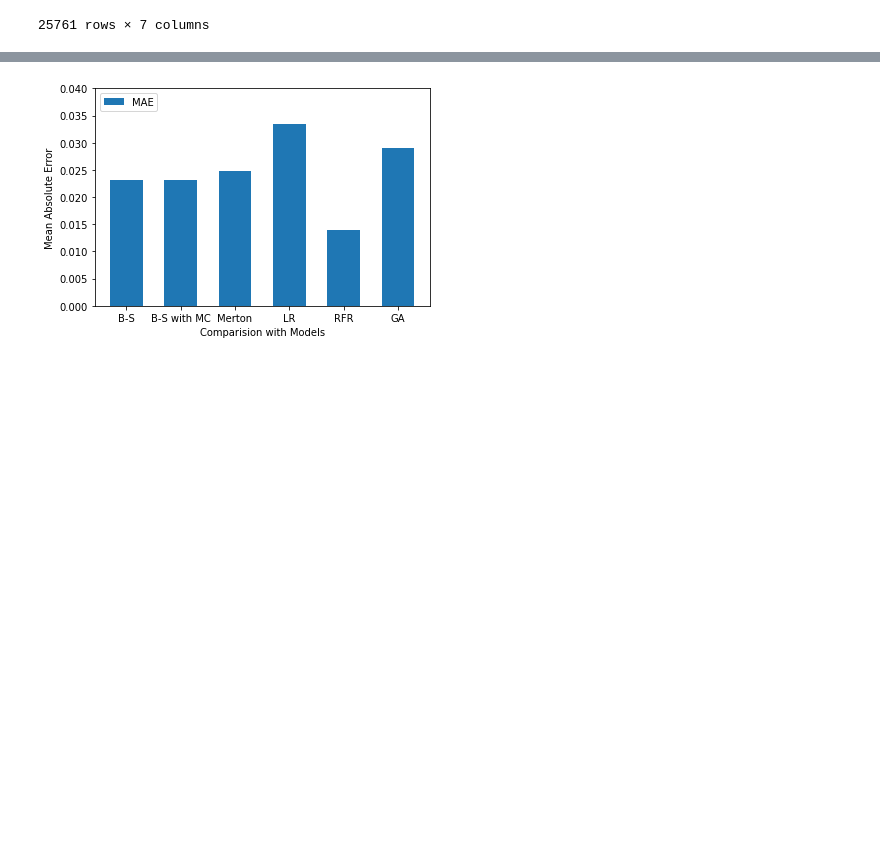
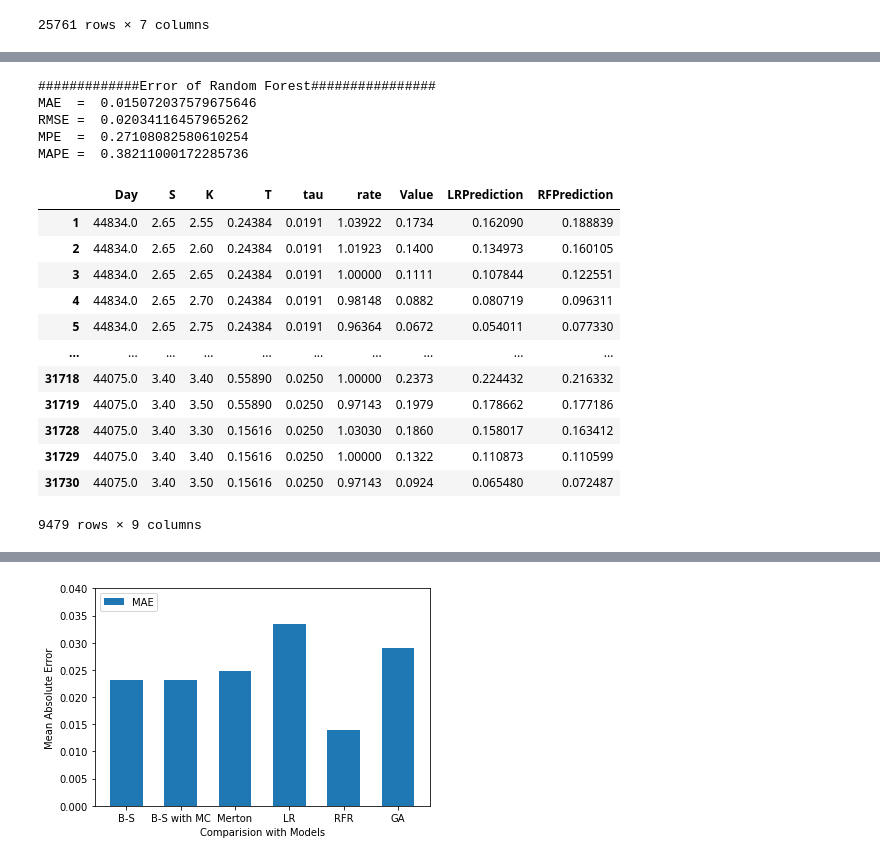
Before and after one commit to yangfy0608/CS277_Option_Price_Prediction, a Jupyter notebook: 传统机器学习模型/Comparison.ipynb, the cells around one changed output, grey strips where cells are left out. Cells and saved outputs as stored; diff of their text form; code cells hidden in the pictures; blank space fills up the shorter version.

```diff
--- a/传统机器学习模型/Comparison.ipynb
+++ b/传统机器学习模型/Comparison.ipynb
@@ -118,0 +270,50 @@ df2.dropna()
+# %%
+error6 = [0, 0, 0, 0]
+temp = []
+for train_index, test_index in KFold(n_splits=5,shuffle = True,random_state = 17).split(X_2, Y_2):
+    X_train, X_test = X_2.iloc[train_index], X_2.iloc[test_index]
+    Y_train, Y_test = Y_2.iloc[train_index], Y_2.iloc[test_index]
+    model = RandomForestRegressor(
+        n_estimators=190,
+        max_depth=12,
+        max_features='log2',
+        random_state=42,
+        min_samples_leaf=1
+    )
+    model.fit(X_train, Y_train)
+    predictions = model.predict(X_test)
+    predictions[predictions < 0] = random.uniform(0,0.01)
+    error6 += getError(predictions, np.array(Y_test))
+    Y_test = pd.DataFrame(Y_test)
+    Y_test.insert(1,"RFPrediction",predictions)
+    temp.append(Y_test)
+error6 /=5
+print("#############Error of Random Forest################")
+print("MAE  = ", error6[0])
+print("RMSE = ", error6[1])
+print("MPE  = ", error6[2])
+print("MAPE = ", error6[3])
+temp = pd.concat(temp)
+df7 =  pd.concat([df6.drop(['Value'],axis=1), temp], axis=1)
+df7 = df7[["Day","S","K","T","tau","rate","Value","LRPrediction","RFPrediction"]]
+df7 = df7.dropna()
+df7
+# %% [output]
+#############Error of Random Forest################
+MAE  =  0.015072037579675646
+RMSE =  0.02034116457965262
+MPE  =  0.27108082580610254
+MAPE =  0.38211000172285736
+|  | Day | S | K | T | tau | rate | Value | LRPrediction | RFPrediction |
+| 1 | 44834.0 | 2.65 | 2.55 | 0.24384 | 0.0191 | 1.03922 | 0.1734 | 0.162090 | 0.188839 |
+| 2 | 44834.0 | 2.65 | 2.60 | 0.24384 | 0.0191 | 1.01923 | 0.1400 | 0.134973 | 0.160105 |
+| 3 | 44834.0 | 2.65 | 2.65 | 0.24384 | 0.0191 | 1.00000 | 0.1111 | 0.107844 | 0.122551 |
+| 4 | 44834.0 | 2.65 | 2.70 | 0.24384 | 0.0191 | 0.98148 | 0.0882 | 0.080719 | 0.096311 |
+| 5 | 44834.0 | 2.65 | 2.75 | 0.24384 | 0.0191 | 0.96364 | 0.0672 | 0.054011 | 0.077330 |
+| ... | ... | ... | ... | ... | ... | ... | ... | ... | ... |
+| 31718 | 44075.0 | 3.40 | 3.40 | 0.55890 | 0.0250 | 1.00000 | 0.2373 | 0.224432 | 0.216332 |
+| 31719 | 44075.0 | 3.40 | 3.50 | 0.55890 | 0.0250 | 0.97143 | 0.1979 | 0.178662 | 0.177186 |
+| 31728 | 44075.0 | 3.40 | 3.30 | 0.15616 | 0.0250 | 1.03030 | 0.1860 | 0.158017 | 0.163412 |
+| 31729 | 44075.0 | 3.40 | 3.40 | 0.15616 | 0.0250 | 1.00000 | 0.1322 | 0.110873 | 0.110599 |
+| 31730 | 44075.0 | 3.40 | 3.50 | 0.15616 | 0.0250 | 0.97143 | 0.0924 | 0.065480 | 0.072487 |
+9479 rows × 9 columns
```
Also changed, not shown: parts of 18 cells of this notebook, 23 other files.
